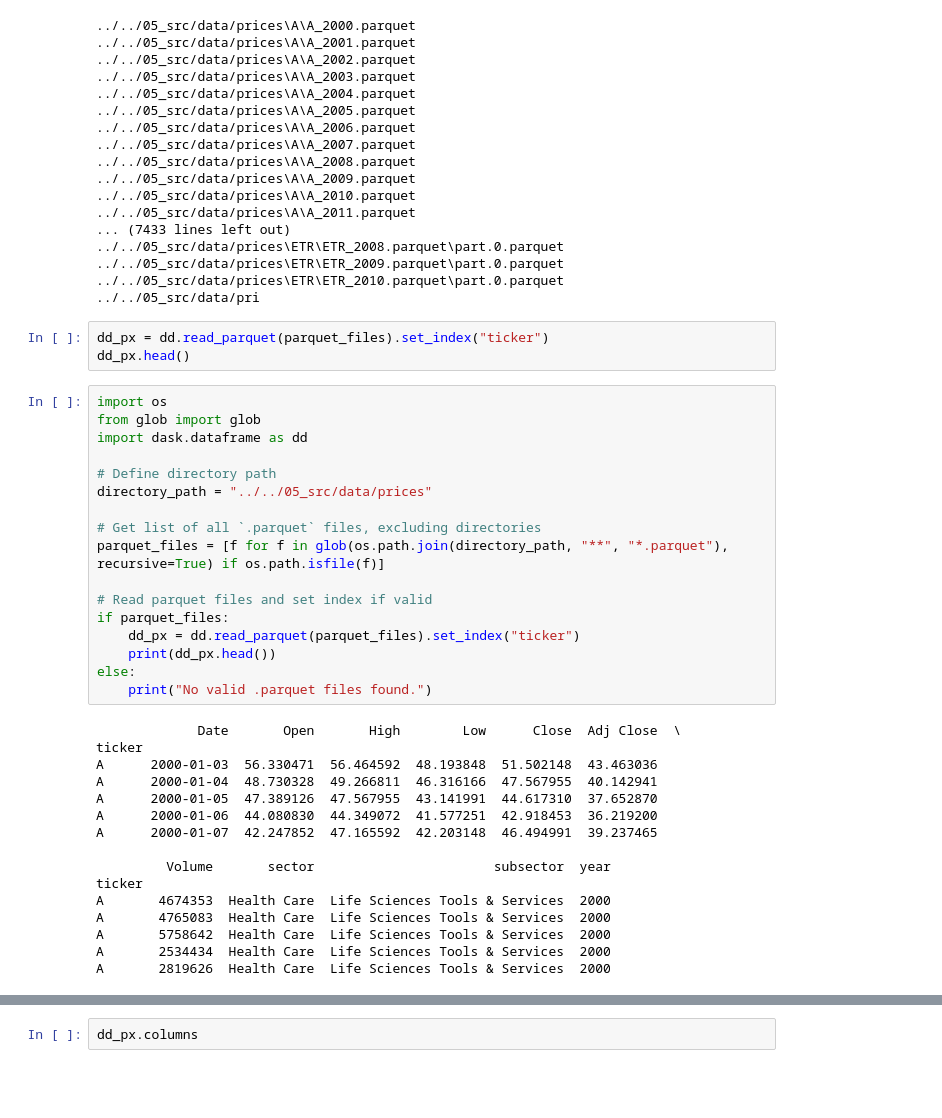
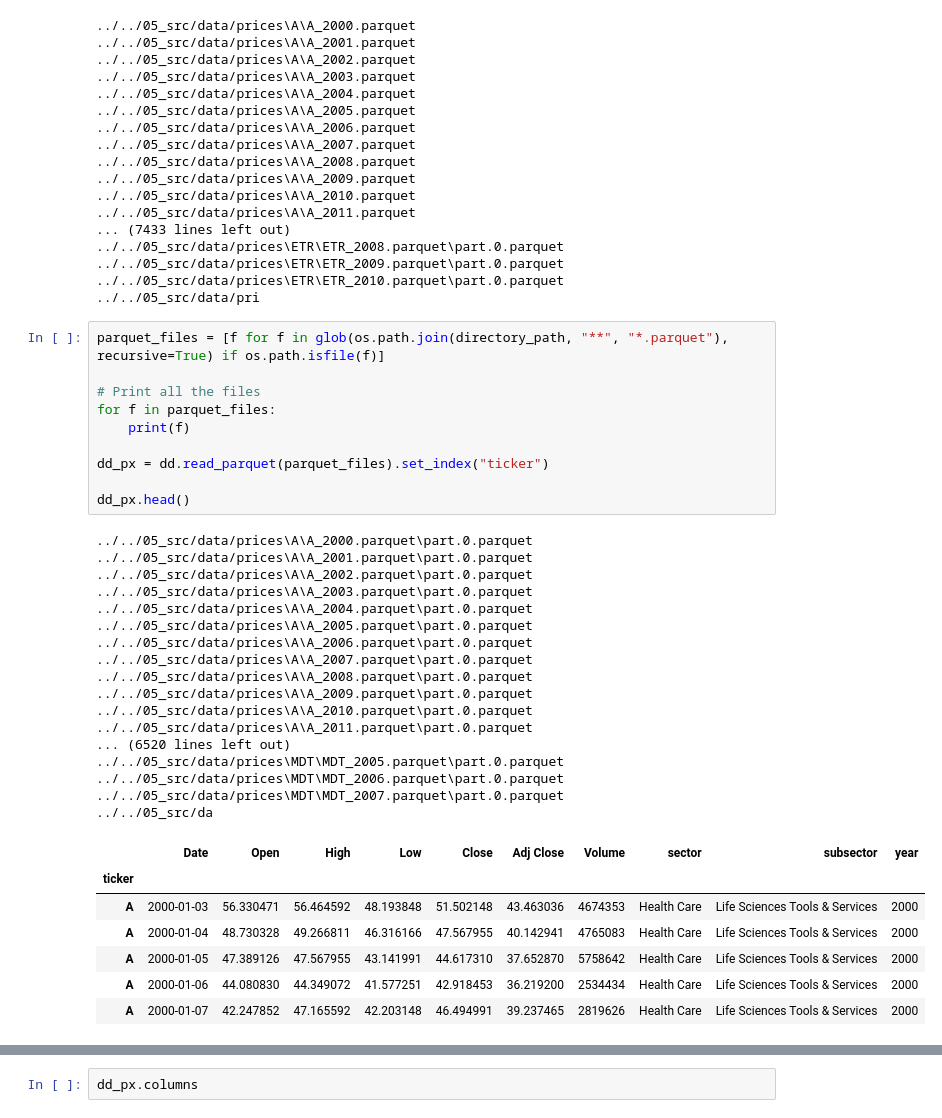
Before and after one commit to UofT-DSI/production, a Jupyter notebook: 02_activities/assignments/assignment_1.ipynb, the cells around one changed output, grey strips where cells are left out. Drawn from its saved outputs; the diff is of its cells as text; blank space fills up the shorter version.

```diff
--- a/02_activities/assignments/assignment_1.ipynb
+++ b/02_activities/assignments/assignment_1.ipynb
@@ -59,39 +54,38 @@ for f in parquet_files:
 ../../05_src/data/prices\ETR\ETR_2009.parquet\part.0.parquet
 ../../05_src/data/prices\ETR\ETR_2010.parquet\part.0.parquet
 ../../05_src/data/pri
-# %%
-dd_px = dd.read_parquet(parquet_files).set_index("ticker")
-dd_px.head()
 # %%
-import os
-from glob import glob
-import dask.dataframe as dd
-
-# Define directory path
-directory_path = "../../05_src/data/prices"
-
-# Get list of all `.parquet` files, excluding directories
 parquet_files = [f for f in glob(os.path.join(directory_path, "**", "*.parquet"), recursive=True) if os.path.isfile(f)]
 
-# Read parquet files and set index if valid
-if parquet_files:
-    dd_px = dd.read_parquet(parquet_files).set_index("ticker")
-    print(dd_px.head())
-else:
-    print("No valid .parquet files found.")
+# Print all the files
+for f in parquet_files:
+    print(f)
+
+dd_px = dd.read_parquet(parquet_files).set_index("ticker")
+
+dd_px.head()
 # %% [output]
-             Date       Open       High        Low      Close  Adj Close  \
-ticker
-A      2000-01-03  56.330471  56.464592  48.193848  51.502148  43.463036
-A      2000-01-04  48.730328  49.266811  46.316166  47.567955  40.142941
-A      2000-01-05  47.389126  47.567955  43.141991  44.617310  37.652870
-A      2000-01-06  44.080830  44.349072  41.577251  42.918453  36.219200
-A      2000-01-07  42.247852  47.165592  42.203148  46.494991  39.237465
-
-         Volume       sector                       subsector  year
-ticker
-A       4674353  Health Care  Life Sciences Tools & Services  2000
-A       4765083  Health Care  Life Sciences Tools & Services  2000
-A       5758642  Health Care  Life Sciences Tools & Services  2000
-A       2534434  Health Care  Life Sciences Tools & Services  2000
-A       2819626  Health Care  Life Sciences Tools & Services  2000
+../../05_src/data/prices\A\A_2000.parquet\part.0.parquet
+../../05_src/data/prices\A\A_2001.parquet\part.0.parquet
+../../05_src/data/prices\A\A_2002.parquet\part.0.parquet
+../../05_src/data/prices\A\A_2003.parquet\part.0.parquet
+../../05_src/data/prices\A\A_2004.parquet\part.0.parquet
+../../05_src/data/prices\A\A_2005.parquet\part.0.parquet
+../../05_src/data/prices\A\A_2006.parquet\part.0.parquet
+../../05_src/data/prices\A\A_2007.parquet\part.0.parquet
+../../05_src/data/prices\A\A_2008.parquet\part.0.parquet
+../../05_src/data/prices\A\A_2009.parquet\part.0.parquet
+../../05_src/data/prices\A\A_2010.parquet\part.0.parquet
+../../05_src/data/prices\A\A_2011.parquet\part.0.parquet
+... (6520 lines left out)
+../../05_src/data/prices\MDT\MDT_2005.parquet\part.0.parquet
+../../05_src/data/prices\MDT\MDT_2006.parquet\part.0.parquet
+../../05_src/data/prices\MDT\MDT_2007.parquet\part.0.parquet
+../../05_src/da
+|  | Date | Open | High | Low | Close | Adj Close | Volume | sector | subsector | year |
+| ticker |  |  |  |  |  |  |  |  |  |  |
+| A | 2000-01-03 | 56.330471 | 56.464592 | 48.193848 | 51.502148 | 43.463036 | 4674353 | Health Care | Life Sciences Tools & Services | 2000 |
+| A | 2000-01-04 | 48.730328 | 49.266811 | 46.316166 | 47.567955 | 40.142941 | 4765083 | Health Care | Life Sciences Tools & Services | 2000 |
+| A | 2000-01-05 | 47.389126 | 47.567955 | 43.141991 | 44.617310 | 37.652870 | 5758642 | Health Care | Life Sciences Tools & Services | 2000 |
+| A | 2000-01-06 | 44.080830 | 44.349072 | 41.577251 | 42.918453 | 36.219200 | 2534434 | Health Care | Life Sciences Tools & Services | 2000 |
+| A | 2000-01-07 | 42.247852 | 47.165592 | 42.203148 | 46.494991 | 39.237465 | 2819626 | Health Care | Life Sciences Tools & Services | 2000 |
```
Also changed, not shown: parts of 23 cells of this notebook, 1 other file.
